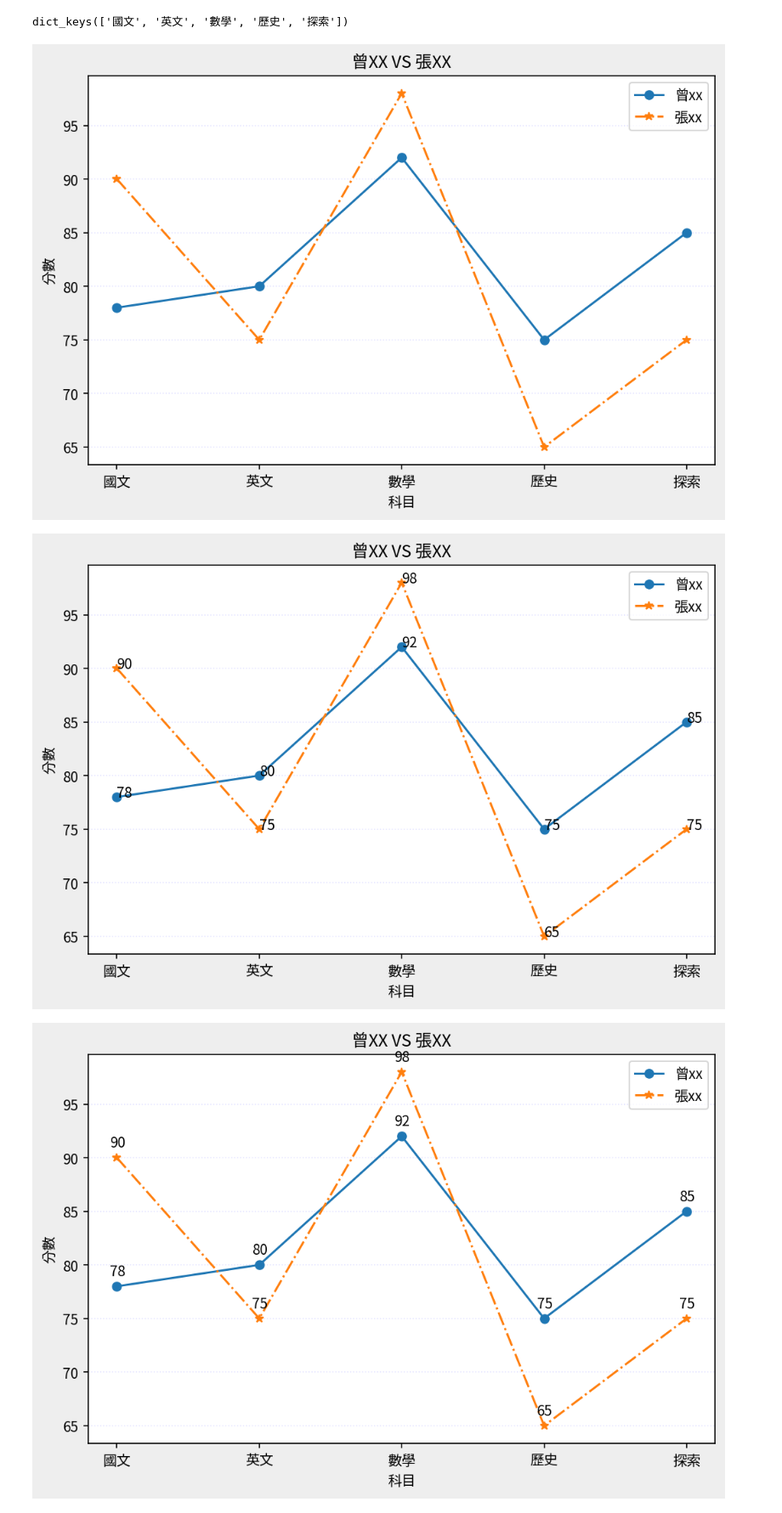
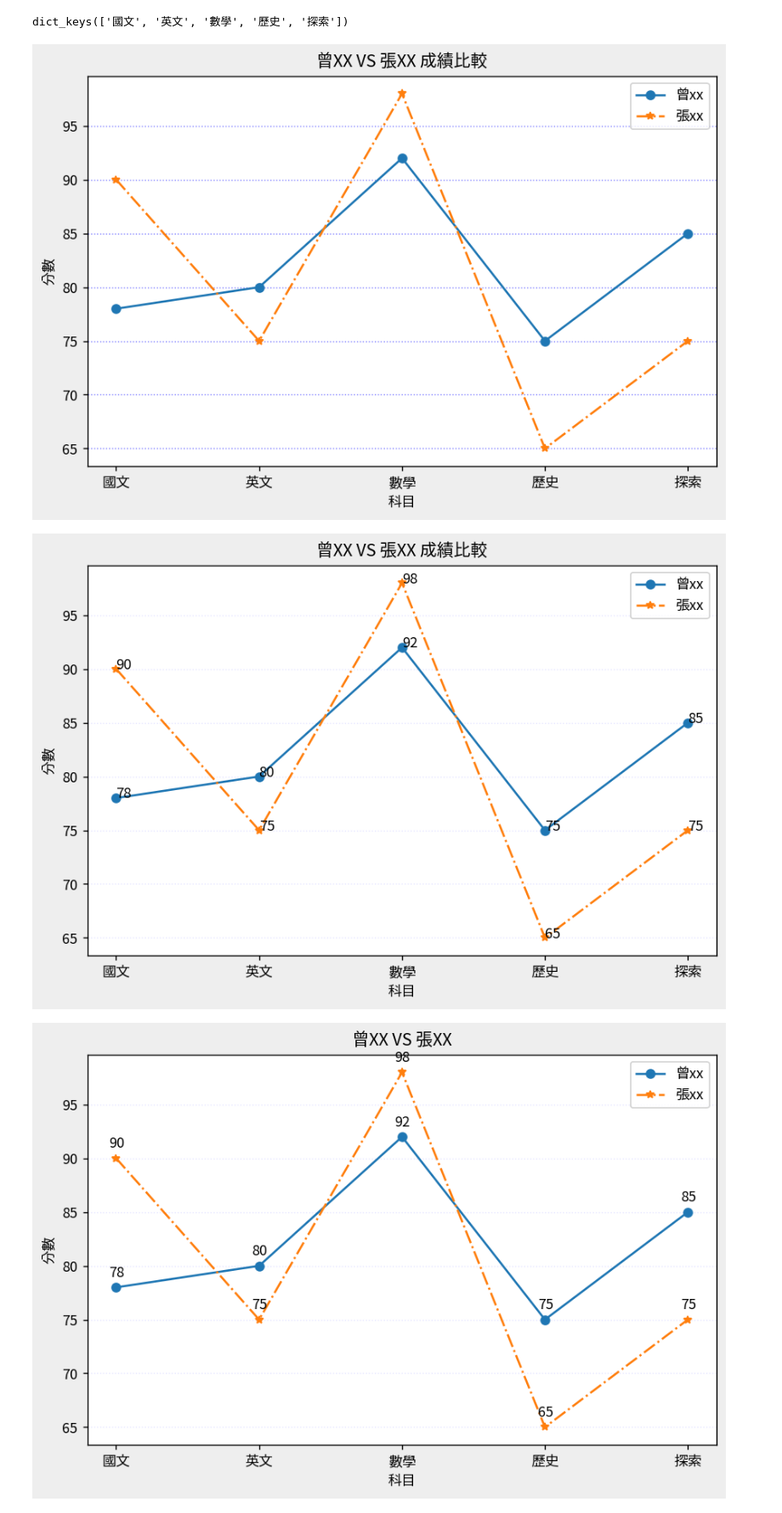
Before and after one commit to Chi-Feng-Tseng/test, a Jupyter notebook: lesson13/lesson13_3.ipynb, the cells around one changed output. Shown at 85% size. Cells and saved outputs as stored; diff of their text form; code cells hidden in the pictures.

```diff
--- a/lesson13/lesson13_3.ipynb
+++ b/lesson13/lesson13_3.ipynb
@@ -63,27 +62,27 @@ dict_keys(['國文', '英文', '數學', '歷史', '探索'])
 # %%
 import matplotlib.pyplot as plt
 
 student1 = {'國文':78, '英文':80, '數學':92, '歷史':75, '探索':85}
 student2 = {'國文':90, '英文':75, '數學':98, '歷史':65, '探索':75}
 
 subjects = list(student1.keys())
 student1_value = list(student1.values())
 student2_value = list(student2.values())
 
 
-figure = plt.figure(figsize=(8, 5),dpi=150,facecolor='#eeeeee')
+figure = plt.figure(figsize=(8, 5),dpi=130,facecolor='#eeeeee')
 axes = figure.add_subplot(1, 1, 1)
 axes.plot(subjects,student1_value,marker='o',label="曾xx")
 axes.plot(subjects,student2_value,marker='*',linestyle='-.',label="張xx")
-axes.set_title('曾XX VS 張XX')
+axes.set_title('曾XX VS 張XX 成績比較')
 axes.set_xlabel('科目')
 axes.set_ylabel('分數')
 axes.legend()
-axes.grid(axis='y',color='blue',alpha=0.1,linestyle=':')
+axes.grid(axis='y',color='blue',alpha=0.5,linestyle=':')
 
 plt.show()
 # %% [output]
-[figure, old version]
+[figure, new version]
 # %%
 import matplotlib.pyplot as plt
 
@@ -95,11 +94,11 @@ student1_value = list(student1.values())
 student2_value = list(student2.values())
 
 
-figure = plt.figure(figsize=(8, 5),dpi=150,facecolor='#eeeeee')
+figure = plt.figure(figsize=(8, 5),dpi=130,facecolor='#eeeeee')
 axes = figure.add_subplot(1, 1, 1)
 axes.plot(subjects,student1_value,marker='o',label="曾xx")
 axes.plot(subjects,student2_value,marker='*',linestyle='-.',label="張xx")
-axes.set_title('曾XX VS 張XX')
+axes.set_title('曾XX VS 張XX 成績比較')
 axes.set_xlabel('科目')
 axes.set_ylabel('分數')
 axes.legend()
@@ -118,7 +117,7 @@ axes.grid(axis='y',color='blue',alpha=0.1,linestyle=':')
 
 plt.show()
 # %% [output]
-[figure, old version]
+[figure, new version]
 # %%
 import matplotlib.pyplot as plt
 
```
Also changed, not shown: parts of 3 cells of this notebook, 2 other files.
